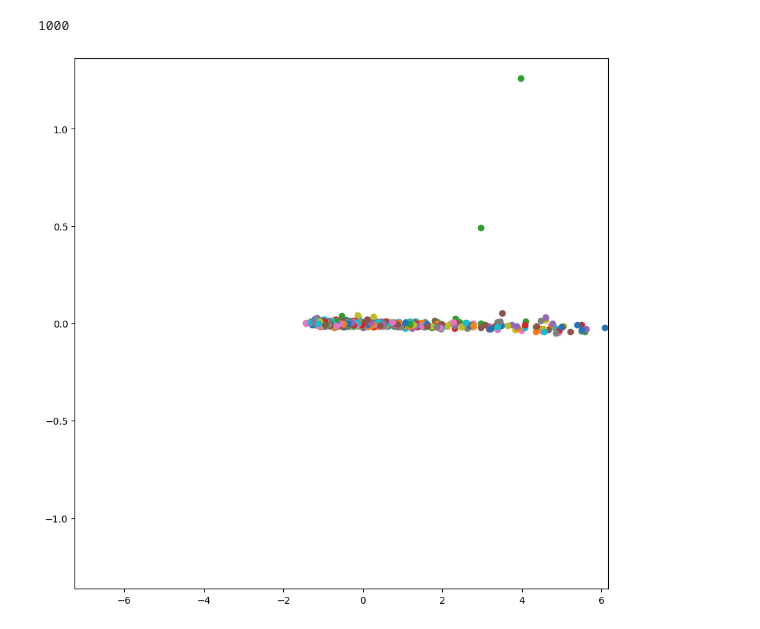
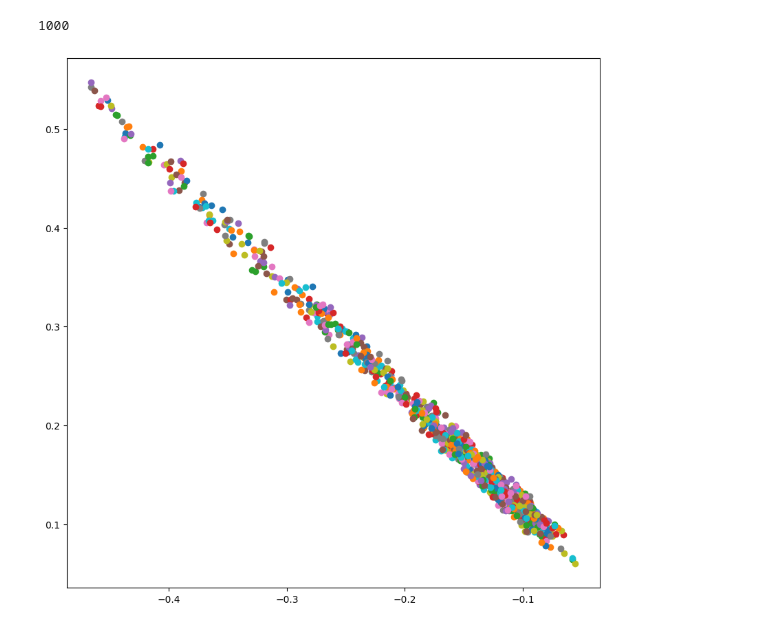
Before and after one commit to alex-smith-uwec/CS491, a Jupyter notebook: word2vec.ipynb, the cells around one changed output. Saved outputs shown, nothing was run; the diff lists cells and outputs as text; code cells hidden in the pictures.

Commit message:
improving scale for plot

```diff
--- a/word2vec.ipynb
+++ b/word2vec.ipynb
@@ -106,29 +108,49 @@ word_vectors_matrix = np.array(word_vectors)
 # Initialize and fit PCA
 pca = PCA(n_components=2)
 word_vectors_2d = pca.fit_transform(word_vectors_matrix)
-# %%
-import matplotlib.pyplot as plt
-
-plt.figure(figsize=(10, 10))
-
-# Calculate the median and the range
-med_x = np.median([vec[0] for vec in word_vectors_2d])
-med_y = np.median([vec[1] for vec in word_vectors_2d])
-min_x, max_x = min([vec[0] for vec in word_vectors_2d]), max([vec[0] for vec in word_vectors_2d])
-min_y, max_y = min([vec[1] for vec in word_vectors_2d]), max([vec[1] for vec in word_vectors_2d])
-
-# Calculate the max range to ensure all points are included
-range_x = max(med_x - min_x, max_x - med_x)
-range_y = max(med_y - min_y, max_y - med_y)
-
-# Dynamically set limits based on the range, adding a small margin
-margin = 0.1  # Adjust the margin size as needed
-plt.xlim(med_x - range_x - margin, med_x + range_x + margin)
-plt.ylim(med_y - range_y - margin, med_y + range_y + margin)
-
-for i, word in enumerate(words):
-    plt.scatter(word_vectors_2d[i, 0], word_vectors_2d[i, 1])
-    # plt.text(word_vectors_2d[i, 0]+0.03, word_vectors_2d[i, 1]+0.03, word, fontsize=9)
-plt.show()
-# %% [output]
-[figure, removed]
+# %%
+##Filtering out points that have outlier coordinates, in order prevent plot scaling problems
+
+# Assuming word_vectors is a list of [x, y] points
+word_vectors = np.array(word_vectors)
+
+# Calculate Q1, Q3, and IQR for x and y coordinates
+Q1_x, Q3_x = np.percentile(word_vectors[:, 0], [25, 75])
+IQR_x = Q3_x - Q1_x
+Q1_y, Q3_y = np.percentile(word_vectors[:, 1], [25, 75])
+IQR_y = Q3_y - Q1_y
+
+# Define bounds for outliers
+lower_bound_x = Q1_x - 1.5 * IQR_x
+upper_bound_x = Q3_x + 1.5 * IQR_x
+lower_bound_y = Q1_y - 1.5 * IQR_y
+upper_bound_y = Q3_y + 1.5 * IQR_y
+
+# Filter out outliers
+filtered_vectors = [vec for vec in word_vectors if (
+    lower_bound_x <= vec[0] <= upper_bound_x and
+    lower_bound_y <= vec[1] <= upper_bound_y
+)]
+
+# If you need to filter the corresponding words as well:
+filtered_words = [word for vec, word in zip(word_vectors, words) if (
+    lower_bound_x <= vec[0] <= upper_bound_x and
+    lower_bound_y <= vec[1] <= upper_bound_y
+)]
+# %%
+import matplotlib.pyplot as plt
+
+
+# Ensure filtered_vectors is a numpy array
+filtered_vectors = np.array(filtered_vectors)
+
+plt.figure(figsize=(10, 10))
+
+# Iterate over both words and vectors
+for vec, word in zip(filtered_vectors, filtered_words):
+    plt.scatter(vec[0], vec[1])
+    # plt.text(vec[0]+0.03, vec[1]+0.03, word, fontsize=9)
+
+plt.show()
+# %% [output]
+[figure, added]
```
Also changed, not shown: parts of 3 cells of this notebook.
